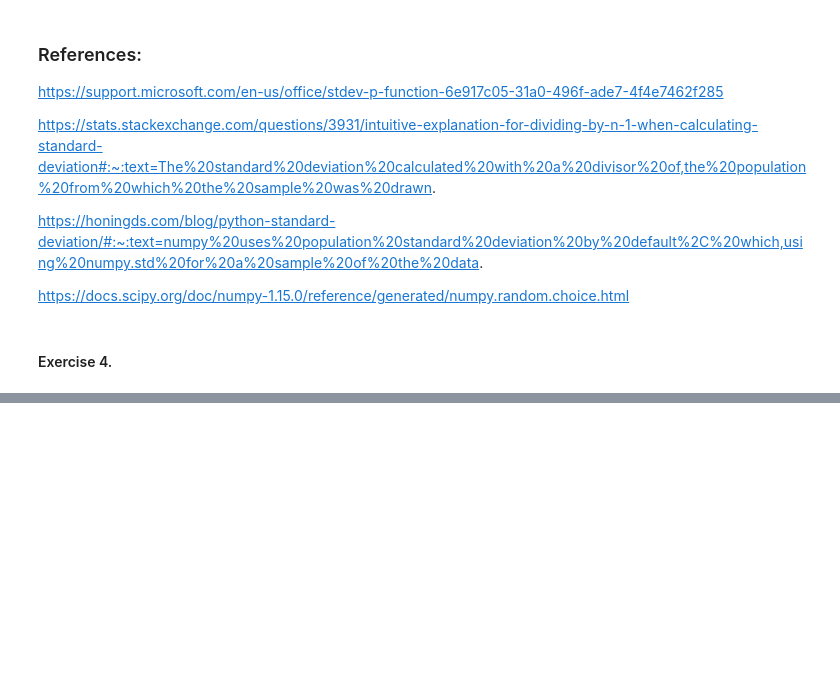
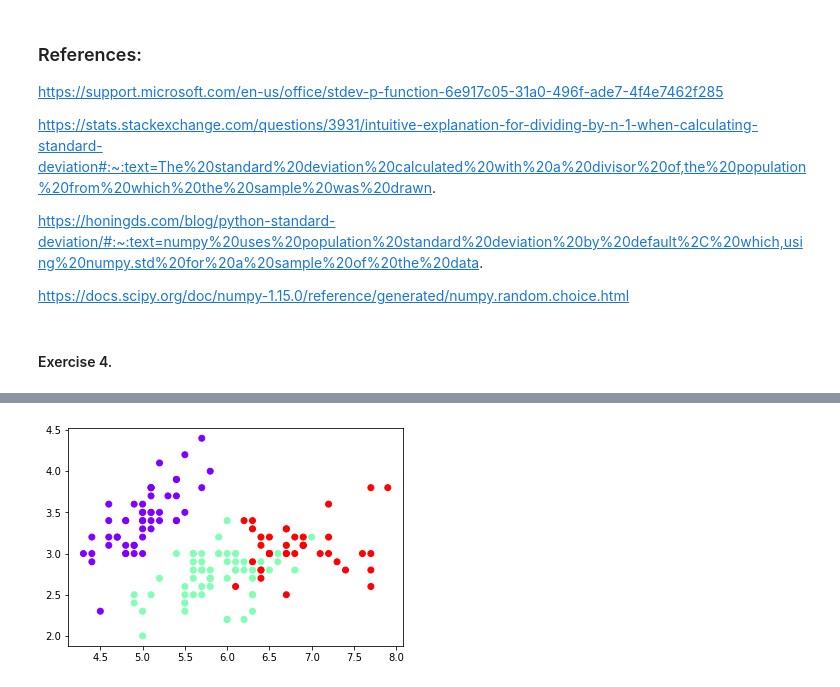
Before and after one commit to cholleran/Machine_Learning_Tasks, a Jupyter notebook: Machine Learning - Tasks.ipynb, the cells around one changed output, grey strips where cells are left out. Cells and saved outputs as stored; diff of their text form; code cells hidden in the pictures; blank space fills up the shorter version.

```diff
--- a/Machine Learning - Tasks.ipynb
+++ b/Machine Learning - Tasks.ipynb
@@ -245,0 +265,12 @@ data
+# %%
+iris = load_iris()
+iris.data
+iris.feature_names
+iris.target
+iris.target_names
+
+df = pd.DataFrame(data = iris.data, columns = iris.feature_names)
+
+df['Species'] = iris['target']
+df['Species'] = df['Species'].apply(lambda x: iris['target_names'][x]) # [3]
+df
@@ -245,0 +305,6 @@ data
+# %%
+kmeans = KMeans(n_clusters=3)  #[2]
+y_kmeans = kmeans.fit_predict(x)
+print(y_kmeans)
+
+kmeans.cluster_centers_
@@ -245,0 +320,5 @@ data
+# %%
+plt.scatter(x[:,0], x[:,1], c=y_kmeans, cmap='rainbow')
+df['prediction'] = y_kmeans
+# %% [output]
+[figure, added]
```
Also changed, not shown: parts of 20 cells of this notebook, 1 other file.
